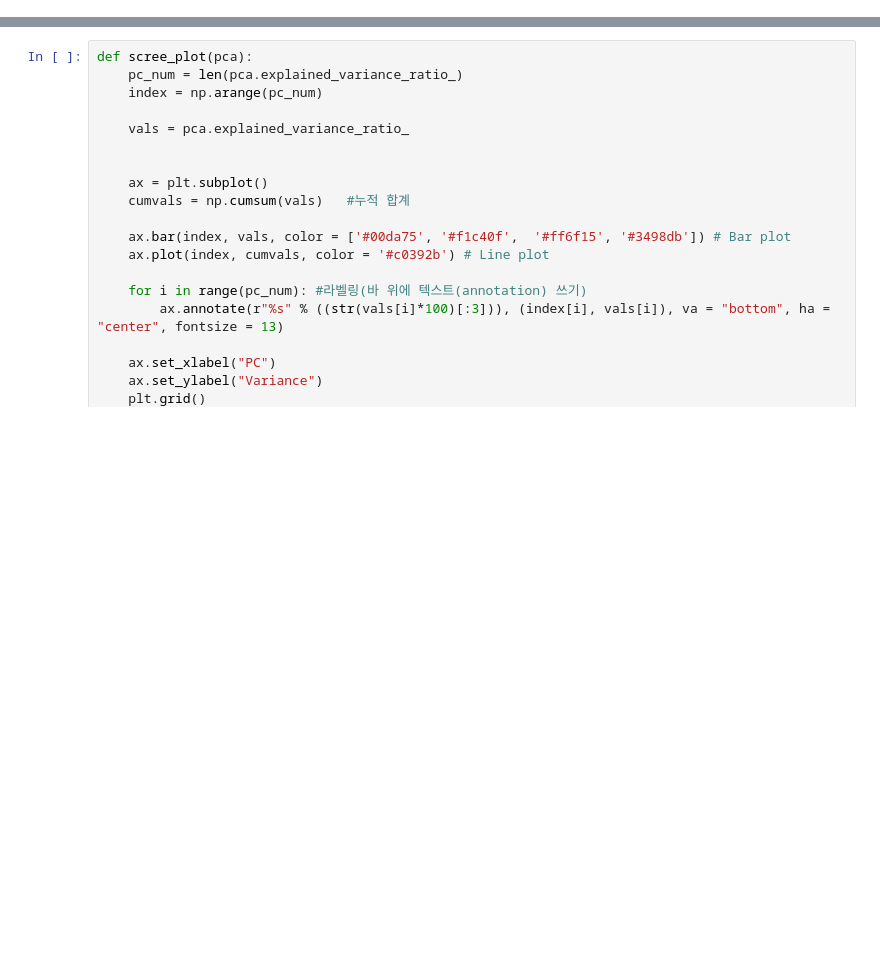
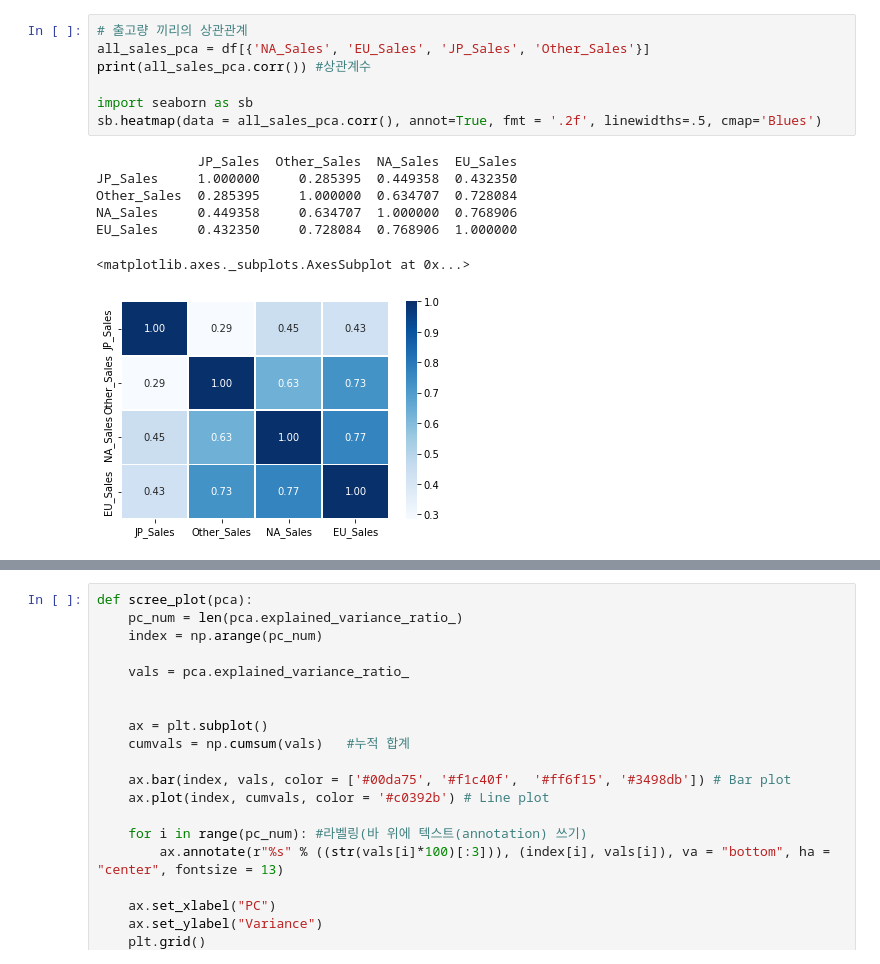
Before and after one commit to Markers/SC1_Project, a Jupyter notebook: Src/SC1_project.ipynb, the cells around one changed output, grey strips where cells are left out. Drawn from its saved outputs; the diff is of its cells as text; blank space fills up the shorter version.

```diff
--- a/Src/SC1_project.ipynb
+++ b/Src/SC1_project.ipynb
@@ -216,0 +262,15 @@ gerne
+# %%
+# 출고량 끼리의 상관관계
+all_sales_pca = df[{'NA_Sales', 'EU_Sales', 'JP_Sales', 'Other_Sales'}]
+print(all_sales_pca.corr()) #상관계수
+
+import seaborn as sb
+sb.heatmap(data = all_sales_pca.corr(), annot=True, fmt = '.2f', linewidths=.5, cmap='Blues')
+# %% [output]
+             JP_Sales  Other_Sales  NA_Sales  EU_Sales
+JP_Sales     1.000000     0.285395  0.449358  0.432350
+Other_Sales  0.285395     1.000000  0.634707  0.728084
+NA_Sales     0.449358     0.634707  1.000000  0.768906
+EU_Sales     0.432350     0.728084  0.768906  1.000000
+<matplotlib.axes._subplots.AxesSubplot at 0x...>
+[figure, added]
```
Also changed, not shown: parts of 22 cells of this notebook.
